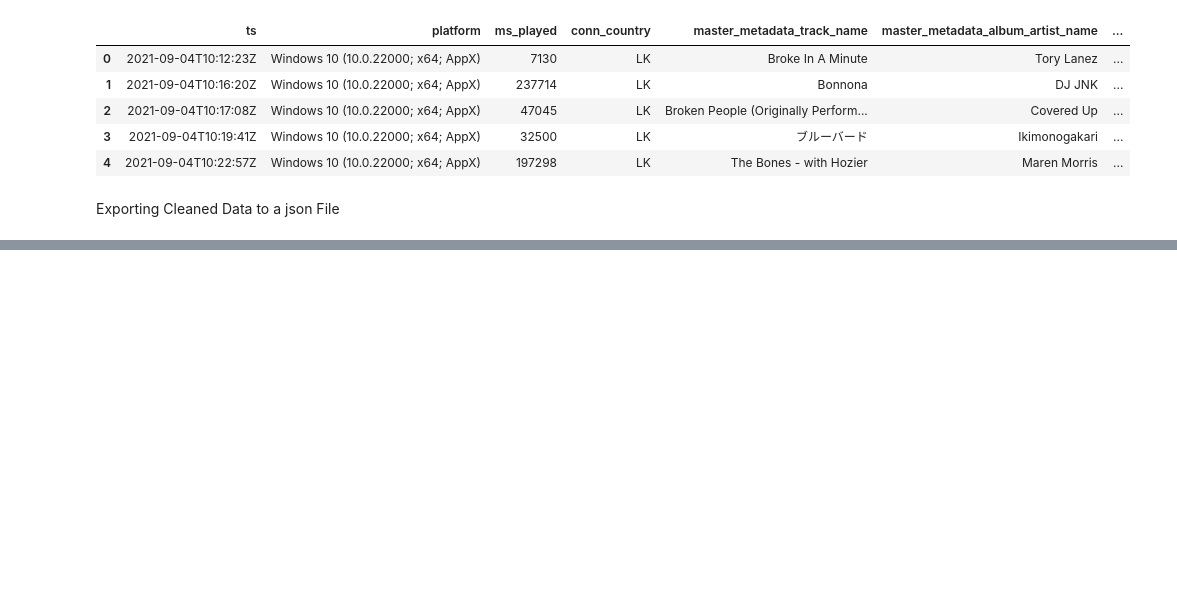
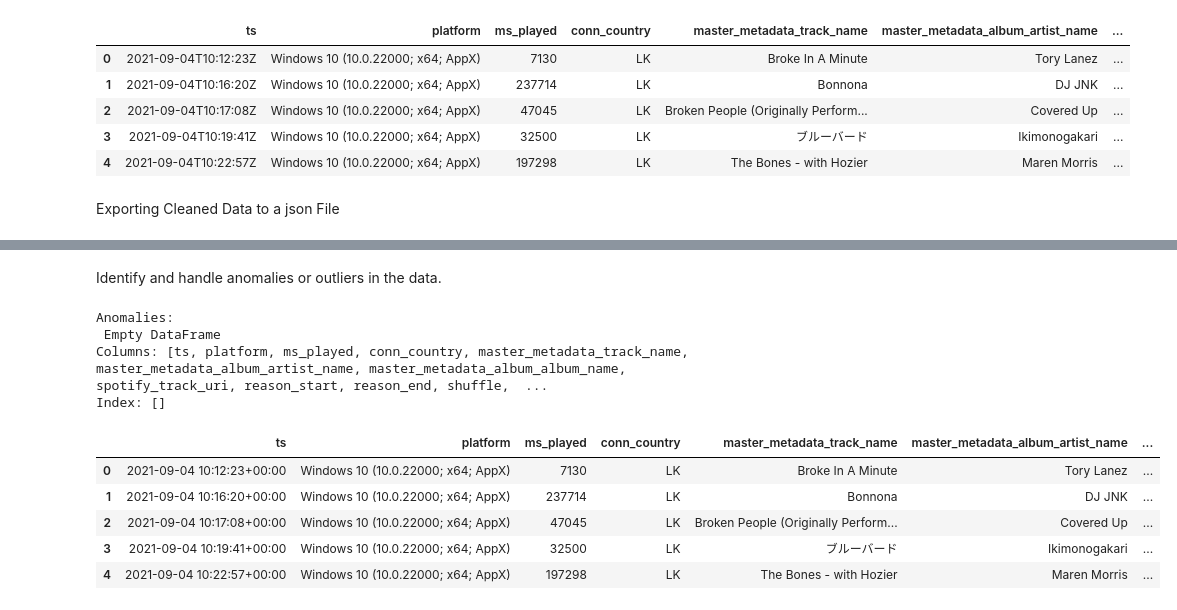
Before and after one commit to ReapredatoR/My_Spotify_Data_Analysis, a Jupyter notebook: main.ipynb, the cells around one changed output, grey strips where cells are left out. Cells and saved outputs as stored; diff of their text form; code cells hidden in the pictures; blank space fills up the shorter version.

```diff
--- a/main.ipynb
+++ b/main.ipynb
@@ -99,0 +116,23 @@ save_clean_data = clean_data.to_json("my_spotify_data/spotify_extended_streaming
+# %% [markdown]
+Identify and handle anomalies or outliers in the data.
+# %%
+# Identify anomalies (for example, consider ms_played values less than 0 as anomalies)
+anomalies = clean_data[clean_data['ms_played'] < 0]
+print("Anomalies:\n", anomalies)
+
+# Remove anomalies
+clean_data = clean_data[clean_data['ms_played'] >= 0]
+# %% [output]
+Anomalies:
+ Empty DataFrame
+Columns: [ts, platform, ms_played, conn_country, master_metadata_track_name, master_metadata_album_artist_name, master_metadata_album_album_name, spotify_track_uri, reason_start, reason_end, shuffle,  ...
+Index: []
+# %%
+clean_data.head()
+# %% [output]
+|  | ts | platform | ms_played | conn_country | master_metadata_track_name | master_metadata_album_artist_name | ... |
+| 0 | 2021-09-04 10:12:23+00:00 | Windows 10 (10.0.22000; x64; AppX) | 7130 | LK | Broke In A Minute | Tory Lanez | ... |
+| 1 | 2021-09-04 10:16:20+00:00 | Windows 10 (10.0.22000; x64; AppX) | 237714 | LK | Bonnona | DJ JNK | ... |
+| 2 | 2021-09-04 10:17:08+00:00 | Windows 10 (10.0.22000; x64; AppX) | 47045 | LK | Broken People (Originally Perform... | Covered Up | ... |
+| 3 | 2021-09-04 10:19:41+00:00 | Windows 10 (10.0.22000; x64; AppX) | 32500 | LK | ブルーバード | Ikimonogakari | ... |
+| 4 | 2021-09-04 10:22:57+00:00 | Windows 10 (10.0.22000; x64; AppX) | 197298 | LK | The Bones - with Hozier | Maren Morris | ... |
```
Also changed, not shown: parts of 4 cells of this notebook.
